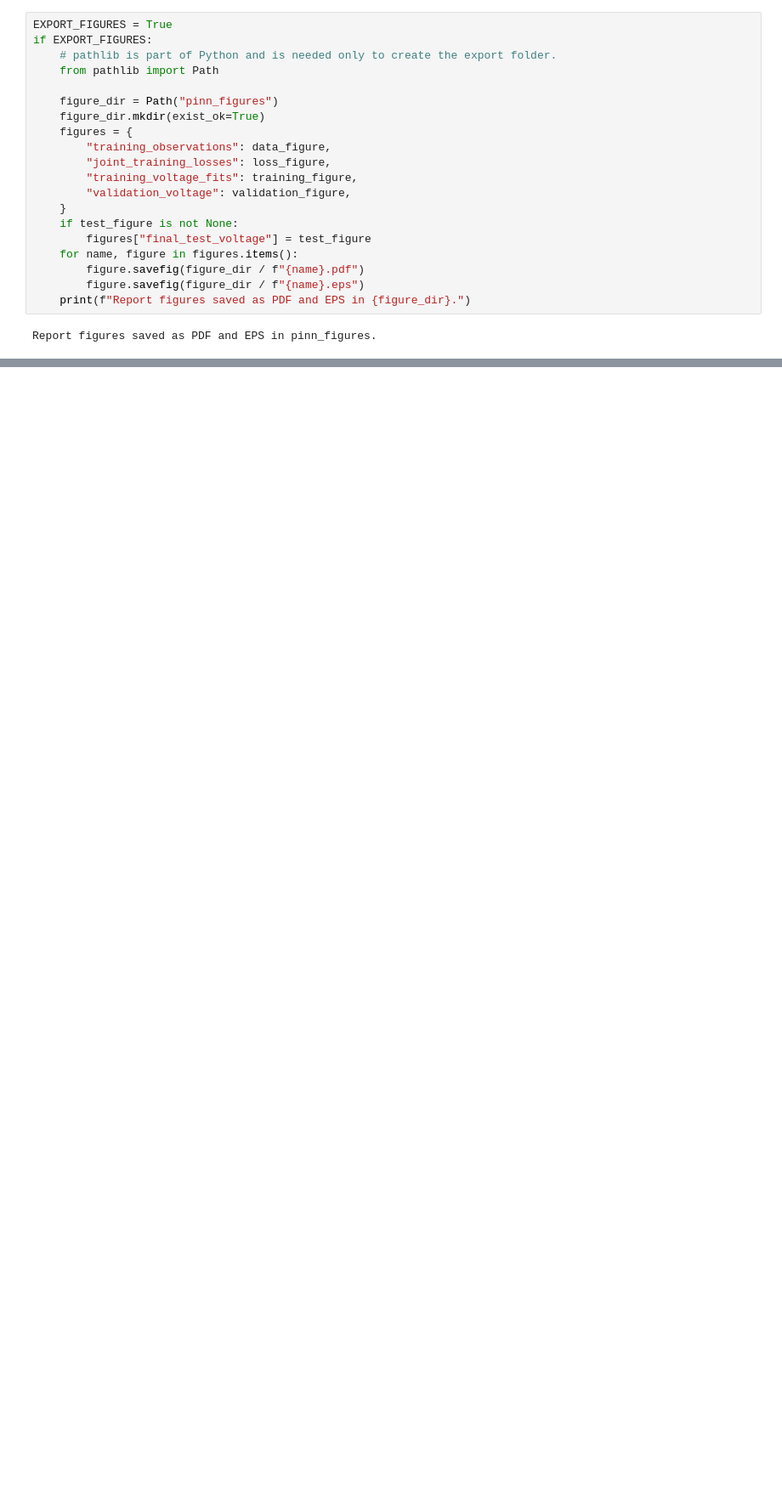
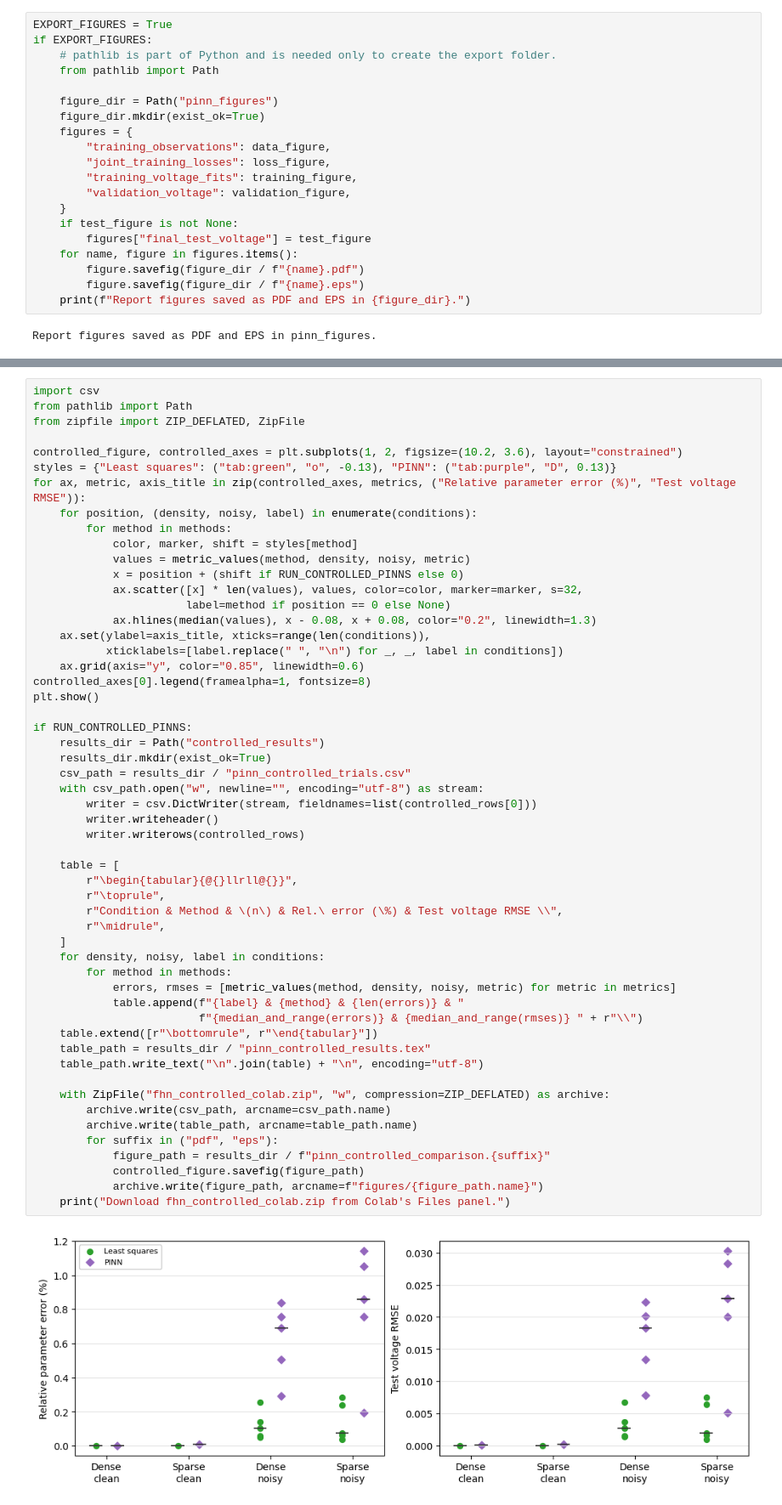
Before and after one commit to JaivinB/Mathematical-Modelling-Group-Project-MAC-F314, a Jupyter notebook: fhn_pinn_ml.ipynb, the cells around one changed output, grey strips where cells are left out. Shown at 85% size. Drawn from its saved outputs; the diff is of its cells as text; blank space fills up the shorter version.

Commit message:
Publish verified Colab results and final modelling report

```diff
--- a/fhn_pinn_ml.ipynb
+++ b/fhn_pinn_ml.ipynb
@@ -616,0 +872,56 @@ Report figures saved as PDF and EPS in pinn_figures.
+# %%
+import csv
+from pathlib import Path
+from zipfile import ZIP_DEFLATED, ZipFile
+
+controlled_figure, controlled_axes = plt.subplots(1, 2, figsize=(10.2, 3.6), layout="constrained")
+styles = {"Least squares": ("tab:green", "o", -0.13), "PINN": ("tab:purple", "D", 0.13)}
+for ax, metric, axis_title in zip(controlled_axes, metrics, ("Relative parameter error (%)", "Test voltage RMSE")):
+    for position, (density, noisy, label) in enumerate(conditions):
+        for method in methods:
+            color, marker, shift = styles[method]
+            values = metric_values(method, density, noisy, metric)
+            x = position + (shift if RUN_CONTROLLED_PINNS else 0)
+            ax.scatter([x] * len(values), values, color=color, marker=marker, s=32,
+                       label=method if position == 0 else None)
+            ax.hlines(median(values), x - 0.08, x + 0.08, color="0.2", linewidth=1.3)
+    ax.set(ylabel=axis_title, xticks=range(len(conditions)),
+           xticklabels=[label.replace(" ", "\n") for _, _, label in conditions])
+    ax.grid(axis="y", color="0.85", linewidth=0.6)
+controlled_axes[0].legend(framealpha=1, fontsize=8)
+plt.show()
+
+if RUN_CONTROLLED_PINNS:
+    results_dir = Path("controlled_results")
+    results_dir.mkdir(exist_ok=True)
+    csv_path = results_dir / "pinn_controlled_trials.csv"
+    with csv_path.open("w", newline="", encoding="utf-8") as stream:
+        writer = csv.DictWriter(stream, fieldnames=list(controlled_rows[0]))
+        writer.writeheader()
+        writer.writerows(controlled_rows)
+
+    table = [
+        r"\begin{tabular}{@{}llrll@{}}",
+        r"\toprule",
+        r"Condition & Method & \(n\) & Rel.\ error (\%) & Test voltage RMSE \\",
+        r"\midrule",
+    ]
+    for density, noisy, label in conditions:
+        for method in methods:
+            errors, rmses = [metric_values(method, density, noisy, metric) for metric in metrics]
+            table.append(f"{label} & {method} & {len(errors)} & "
+                         f"{median_and_range(errors)} & {median_and_range(rmses)} " + r"\\")
+    table.extend([r"\bottomrule", r"\end{tabular}"])
+    table_path = results_dir / "pinn_controlled_results.tex"
+    table_path.write_text("\n".join(table) + "\n", encoding="utf-8")
+
+    with ZipFile("fhn_controlled_colab.zip", "w", compression=ZIP_DEFLATED) as archive:
+        archive.write(csv_path, arcname=csv_path.name)
+        archive.write(table_path, arcname=table_path.name)
+        for suffix in ("pdf", "eps"):
+            figure_path = results_dir / f"pinn_controlled_comparison.{suffix}"
+            controlled_figure.savefig(figure_path)
+            archive.write(figure_path, arcname=f"figures/{figure_path.name}")
+    print("Download fhn_controlled_colab.zip from Colab's Files panel.")
+# %% [output]
+[figure, added]
```
Also changed, not shown: parts of 13 cells of this notebook, 12 other files.
